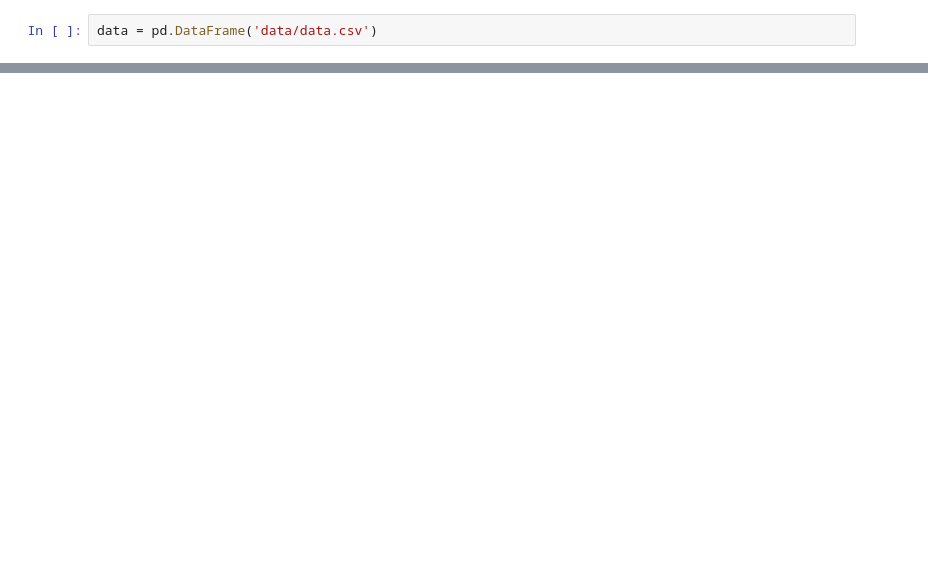
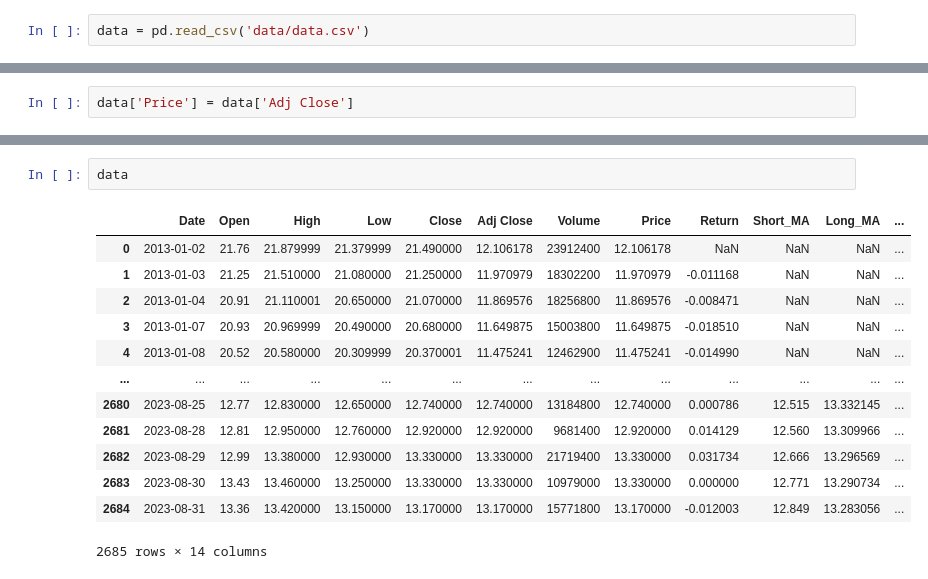
Before and after one commit to caiquemiranda/bot-machine-learning, a Jupyter notebook: backtest.ipynb, the cells around one changed output, grey strips where cells are left out. Drawn from its saved outputs; the diff is of its cells as text; blank space fills up the shorter version.

```diff
--- a/backtest.ipynb
+++ b/backtest.ipynb
@@ -2,4 +3,4 @@
 import pandas as pd
 import numpy as np
 # %%
-data = pd.DataFrame('data/data.csv')
+data = pd.read_csv('data/data.csv')
@@ -9,0 +16,2 @@ data.head()
+# %%
+data['Price'] = data['Adj Close']
@@ -38,0 +76,16 @@ print(data)
+# %%
+data
+# %% [output]
+|  | Date | Open | High | Low | Close | Adj Close | Volume | Price | Return | Short_MA | Long_MA | ... |
+| 0 | 2013-01-02 | 21.76 | 21.879999 | 21.379999 | 21.490000 | 12.106178 | 23912400 | 12.106178 | NaN | NaN | NaN | ... |
+| 1 | 2013-01-03 | 21.25 | 21.510000 | 21.080000 | 21.250000 | 11.970979 | 18302200 | 11.970979 | -0.011168 | NaN | NaN | ... |
+| 2 | 2013-01-04 | 20.91 | 21.110001 | 20.650000 | 21.070000 | 11.869576 | 18256800 | 11.869576 | -0.008471 | NaN | NaN | ... |
+| 3 | 2013-01-07 | 20.93 | 20.969999 | 20.490000 | 20.680000 | 11.649875 | 15003800 | 11.649875 | -0.018510 | NaN | NaN | ... |
+| 4 | 2013-01-08 | 20.52 | 20.580000 | 20.309999 | 20.370001 | 11.475241 | 12462900 | 11.475241 | -0.014990 | NaN | NaN | ... |
+| ... | ... | ... | ... | ... | ... | ... | ... | ... | ... | ... | ... | ... |
+| 2680 | 2023-08-25 | 12.77 | 12.830000 | 12.650000 | 12.740000 | 12.740000 | 13184800 | 12.740000 | 0.000786 | 12.515 | 13.332145 | ... |
+| 2681 | 2023-08-28 | 12.81 | 12.950000 | 12.760000 | 12.920000 | 12.920000 | 9681400 | 12.920000 | 0.014129 | 12.560 | 13.309966 | ... |
+| 2682 | 2023-08-29 | 12.99 | 13.380000 | 12.930000 | 13.330000 | 13.330000 | 21719400 | 13.330000 | 0.031734 | 12.666 | 13.296569 | ... |
+| 2683 | 2023-08-30 | 13.43 | 13.460000 | 13.250000 | 13.330000 | 13.330000 | 10979000 | 13.330000 | 0.000000 | 12.771 | 13.290734 | ... |
+| 2684 | 2023-08-31 | 13.36 | 13.420000 | 13.150000 | 13.170000 | 13.170000 | 15771800 | 13.170000 | -0.012003 | 12.849 | 13.283056 | ... |
+2685 rows × 14 columns
```
Also changed, not shown: parts of 11 cells of this notebook.
